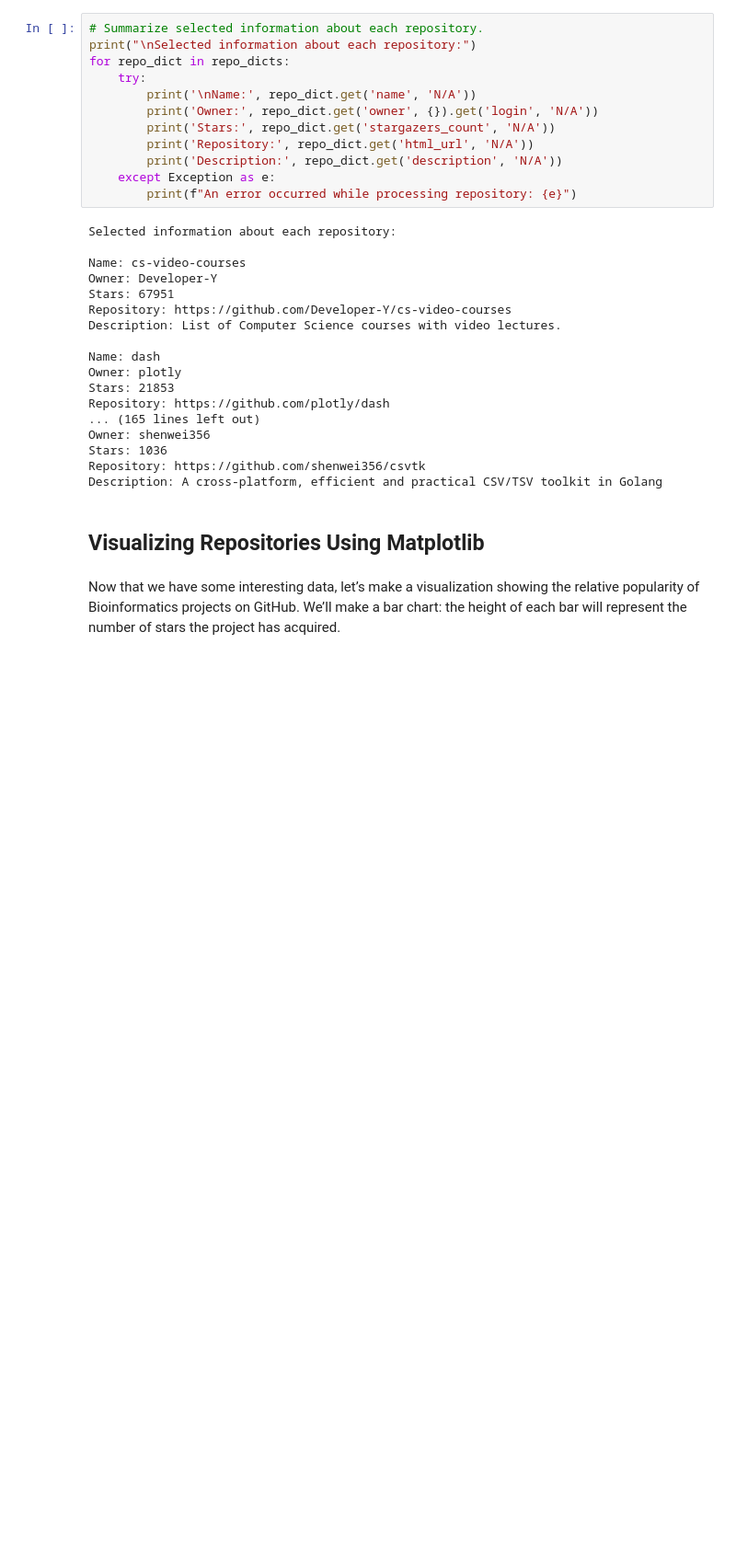
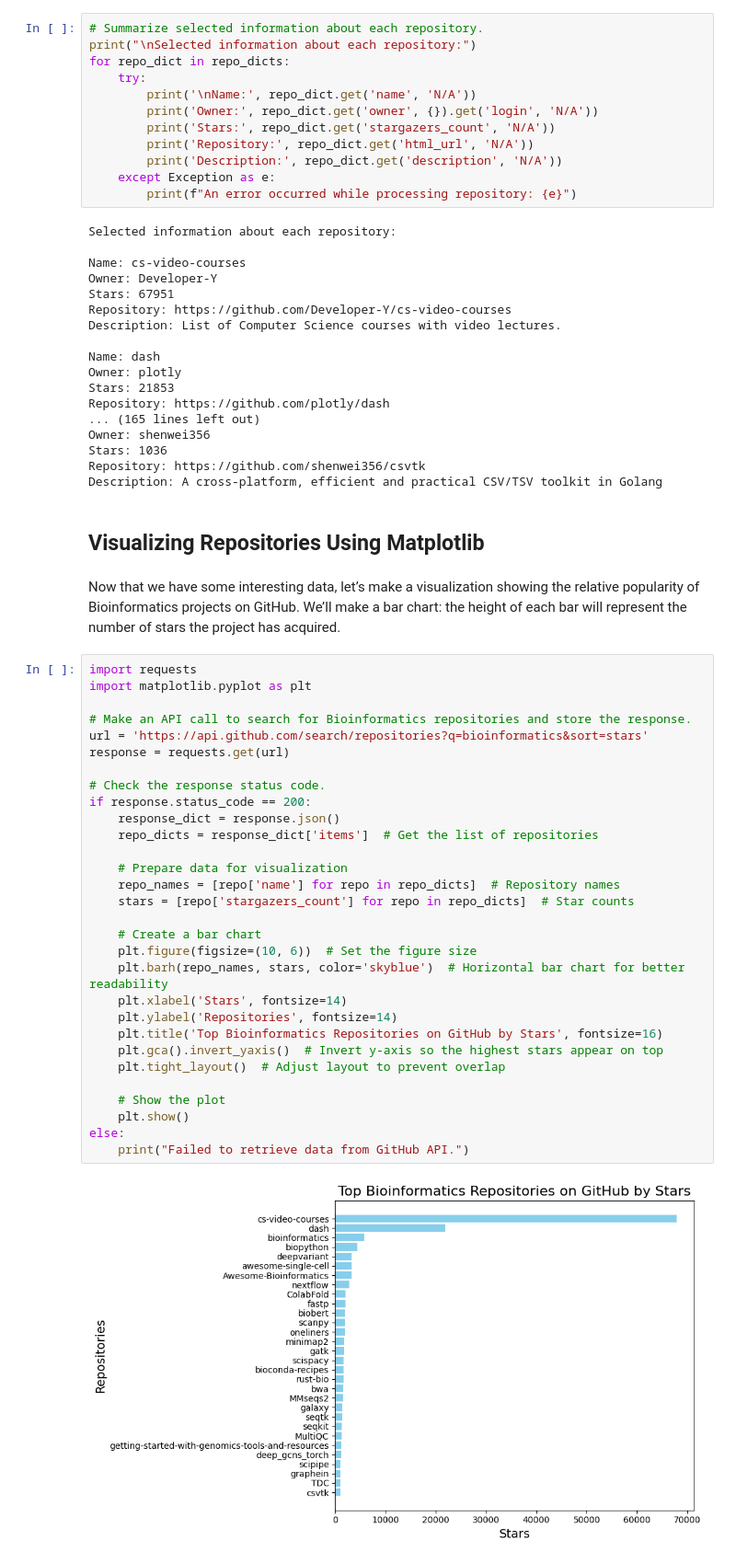
Before and after one commit to MelvinKhakabo/Python_Projects, a Jupyter notebook: API_Integration_PythonProjects/Bioinformatics_repos.ipynb, the cells around one changed output. Shown at 92% size. Drawn from its saved outputs; the diff is of its cells as text; blank space fills up the shorter version.

```diff
--- a/API_Integration_PythonProjects/Bioinformatics_repos.ipynb
+++ b/API_Integration_PythonProjects/Bioinformatics_repos.ipynb
@@ -190,3 +190,35 @@ Description: A cross-platform, efficient and practical CSV/TSV toolkit in Golang
 ## Visualizing Repositories Using Matplotlib
 # %% [markdown]
 Now that we have some interesting data, let’s make a visualization showing the relative popularity of Bioinformatics projects on GitHub. We’ll make a bar chart: the height of each bar will represent the number of stars the project has acquired.
+# %%
+import requests
+import matplotlib.pyplot as plt
+
+# Make an API call to search for Bioinformatics repositories and store the response.
+url = 'https://api.github.com/search/repositories?q=bioinformatics&sort=stars'
+response = requests.get(url)
+
+# Check the response status code.
+if response.status_code == 200:
+    response_dict = response.json()
+    repo_dicts = response_dict['items']  # Get the list of repositories
+
+    # Prepare data for visualization
+    repo_names = [repo['name'] for repo in repo_dicts]  # Repository names
+    stars = [repo['stargazers_count'] for repo in repo_dicts]  # Star counts
+
+    # Create a bar chart
+    plt.figure(figsize=(10, 6))  # Set the figure size
+    plt.barh(repo_names, stars, color='skyblue')  # Horizontal bar chart for better readability
+    plt.xlabel('Stars', fontsize=14)
+    plt.ylabel('Repositories', fontsize=14)
+    plt.title('Top Bioinformatics Repositories on GitHub by Stars', fontsize=16)
+    plt.gca().invert_yaxis()  # Invert y-axis so the highest stars appear on top
+    plt.tight_layout()  # Adjust layout to prevent overlap
+
+    # Show the plot
+    plt.show()
+else:
+    print("Failed to retrieve data from GitHub API.")
+# %% [output]
+[figure, added]
```
